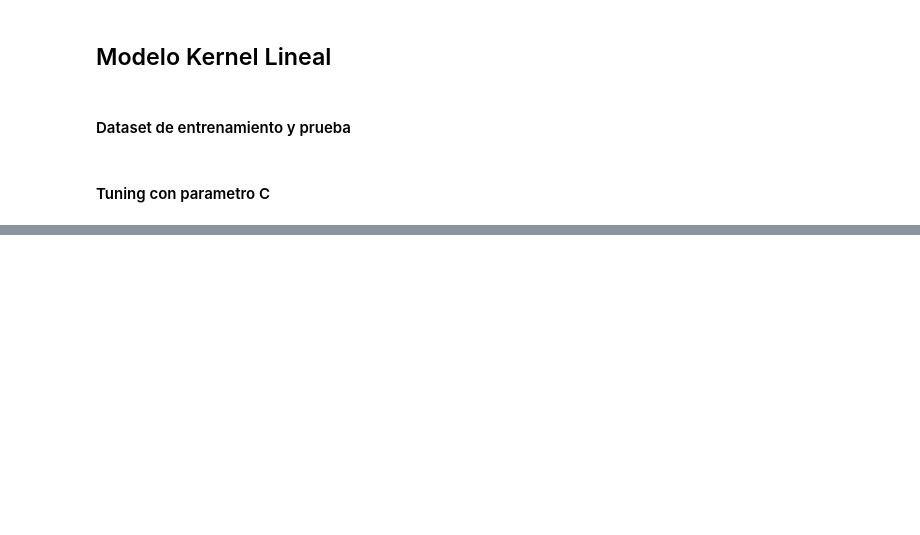
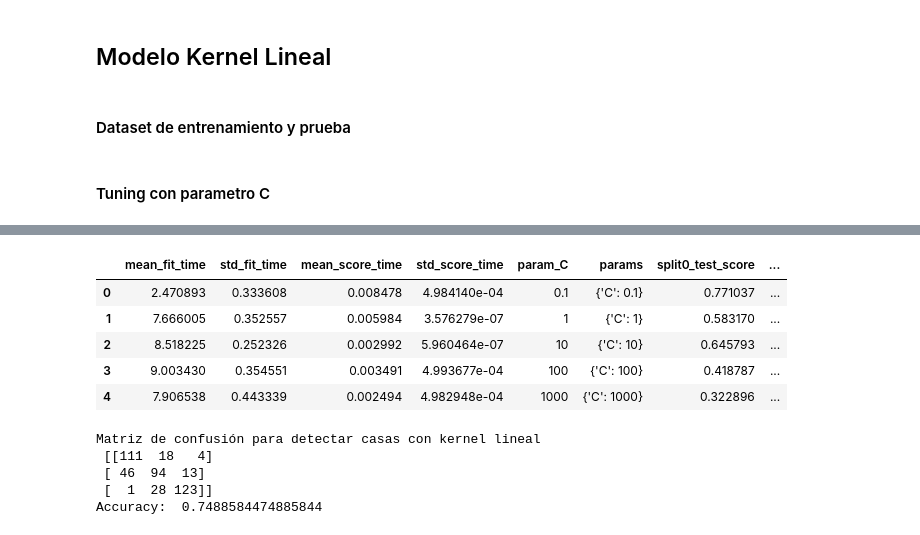
Before and after one commit to JJHH06/SVM_houses, a Jupyter notebook: SVM.ipynb, the cells around one changed output, grey strips where cells are left out. Saved outputs shown, nothing was run; the diff lists cells and outputs as text; code cells hidden in the pictures; blank space fills up the shorter version.

```diff
--- a/SVM.ipynb
+++ b/SVM.ipynb
@@ -168,0 +270,10 @@ cv_results.head()
+# %%
+cv_results = pd.DataFrame(model_grid_search.cv_results_).sort_values(by='mean_test_score', ascending=False)
+cv_results.head()
+# %% [output]
+|  | mean_fit_time | std_fit_time | mean_score_time | std_score_time | param_C | params | split0_test_score | ... |
+| 0 | 2.470893 | 0.333608 | 0.008478 | 4.984140e-04 | 0.1 | {'C': 0.1} | 0.771037 | ... |
+| 1 | 7.666005 | 0.352557 | 0.005984 | 3.576279e-07 | 1 | {'C': 1} | 0.583170 | ... |
+| 2 | 8.518225 | 0.252326 | 0.002992 | 5.960464e-07 | 10 | {'C': 10} | 0.645793 | ... |
+| 3 | 9.003430 | 0.354551 | 0.003491 | 4.993677e-04 | 100 | {'C': 100} | 0.418787 | ... |
+| 4 | 7.906538 | 0.443339 | 0.002494 | 4.982948e-04 | 1000 | {'C': 1000} | 0.322896 | ... |
@@ -168,0 +283,13 @@ cv_results.head()
+# %%
+accuracy=accuracy_score(y_test,y_pred)
+precision =precision_score(y_test, y_pred,average='micro')
+recall =  recall_score(y_test, y_pred,average='micro')
+f1 = f1_score(y_test,y_pred,average='micro')
+print('Matriz de confusión para detectar casas con kernel lineal\n',cm)
+print('Accuracy: ',accuracy)
+# %% [output]
+Matriz de confusión para detectar casas con kernel lineal
+ [[111  18   4]
+ [ 46  94  13]
+ [  1  28 123]]
+Accuracy:  0.7488584474885844
```
Also changed, not shown: parts of 17 cells of this notebook.
